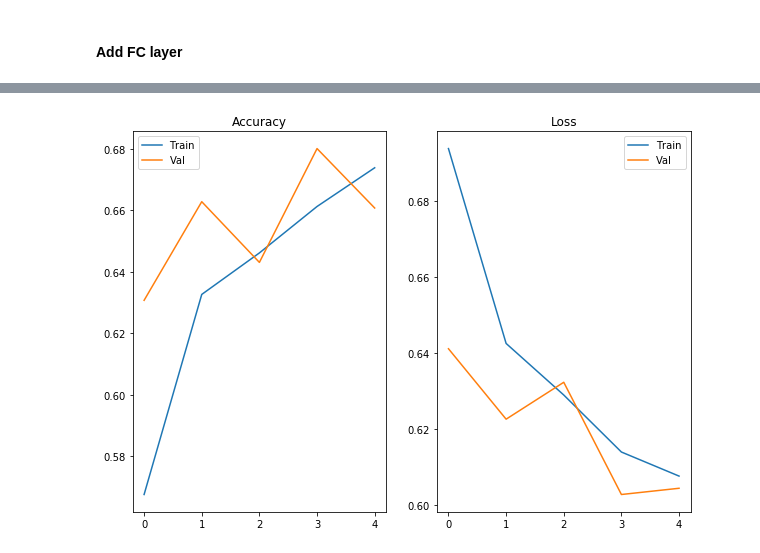
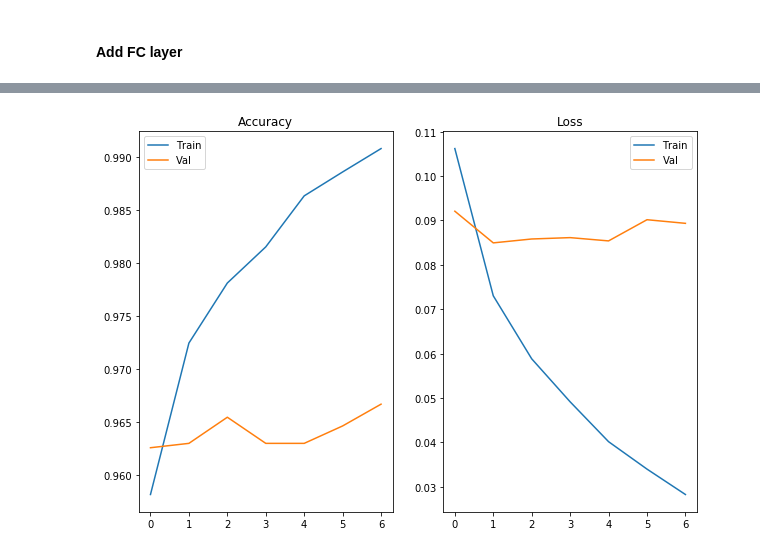
Before and after one commit to fhrzn/ml-tech-lab, a Jupyter notebook: task5/Fahrizain_Affandy_J41322c_MLT_2022_Task_5.ipynb, the cells around one changed output, grey strips where cells are left out. Saved outputs shown, nothing was run; the diff lists cells and outputs as text; code cells hidden in the pictures.

```diff
--- a/task5/Fahrizain_Affandy_J41322c_MLT_2022_Task_5.ipynb
+++ b/task5/Fahrizain_Affandy_J41322c_MLT_2022_Task_5.ipynb
@@ -341,10 +367,10 @@ Accuracy on test data: 89.96%
 # %%
 # download pretrained model
-resnet152 = ResNet152(weights='imagenet',
+xception = Xception(weights='imagenet',
                       include_top=False,
                       input_shape=(150, 150, 3))
 
-resnet152.trainable = False
+xception.trainable = False
 
-resnet152.summary()
+xception.summary()
 # %% [output]
@@ -369,7 +395,7 @@ ________________________________________________________________________________
 #### Add FC layer
 # %%
 model = Sequential([
-    resnet152,
+    xception,
     Flatten(),
     Dense(256, activation='relu'),
     Dropout(.5),
@@ -401,12 +427,19 @@ _________________________________________________________________
 model.compile(loss='binary_crossentropy',
               optimizer=Adam(learning_rate=1e-5),
               metrics=['accuracy'])
+# %%
+# add some callbacks
+callbacks = [
+    EarlyStopping(monitor='val_loss', mode='min', patience=5, verbose=1),
+    ModelCheckpoint('xception.h5', verbose=1, save_best_only=True)
+]
 # %%
 history = model.fit(
     train_generator,
     steps_per_epoch=nb_train_samples // batch_size,
-    epochs=5,
+    epochs=15,
     validation_data=val_generator,
-    validation_steps=nb_validation_samples // batch_size
+    validation_steps=nb_validation_samples // batch_size,
+    callbacks=callbacks
 )
 # %% [output]
@@ -423,26 +463,26 @@ Epoch 5/5
 # %%
 train_acc = history.history['accuracy']
 val_acc = history.history['val_accuracy']
 
 train_loss = history.history['loss']
 val_loss = history.history['val_loss']
 
-epochs = range(5)
+epochs = list(map(str, range(0, callbacks[0].stopped_epoch+1)))
 
 plt.figure(figsize=(10,7))
 plt.subplot(1,2,1)
 plt.plot(epochs, train_acc, label='Train')
 plt.plot(epochs, val_acc, label='Val')
 plt.legend()
 plt.title('Accuracy')
 
 plt.subplot(1,2,2)
 plt.plot(epochs, train_loss, label='Train')
 plt.plot(epochs, val_loss, label='Val')
 plt.legend()
 plt.title('Loss')
 
 plt.show()
 # %% [output]
-[figure, old version]
+[figure, new version]
 # %%
```
Also changed, not shown: parts of 30 cells of this notebook, 3 other files.
